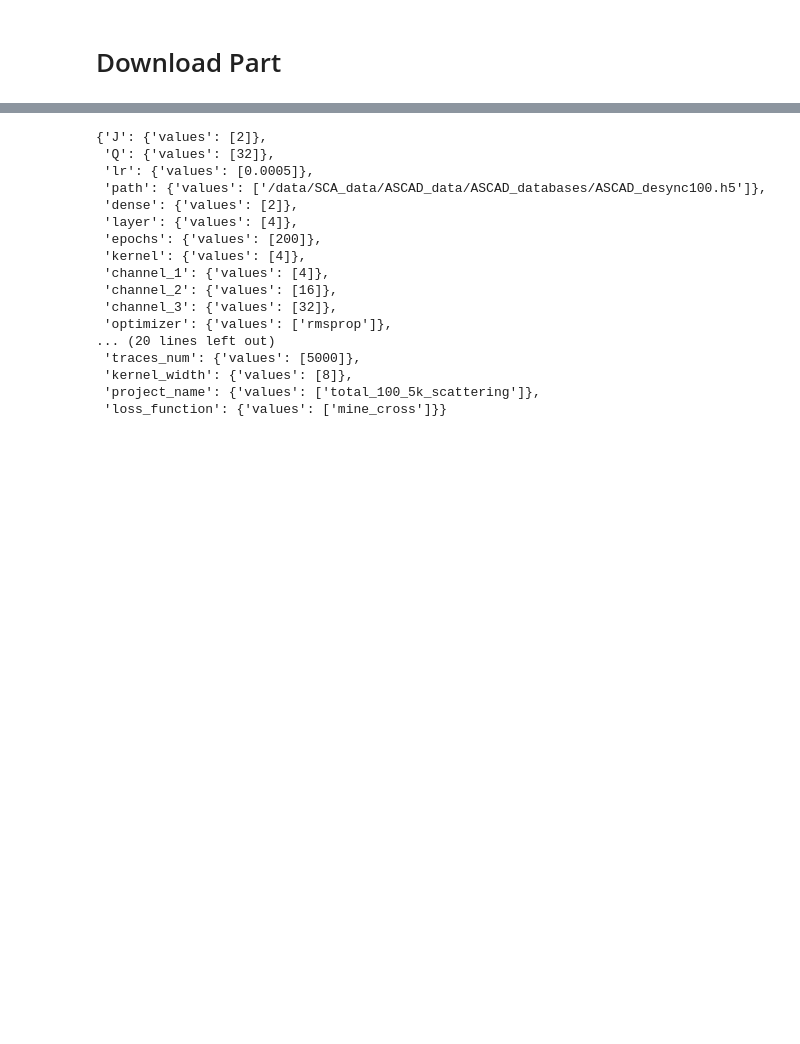
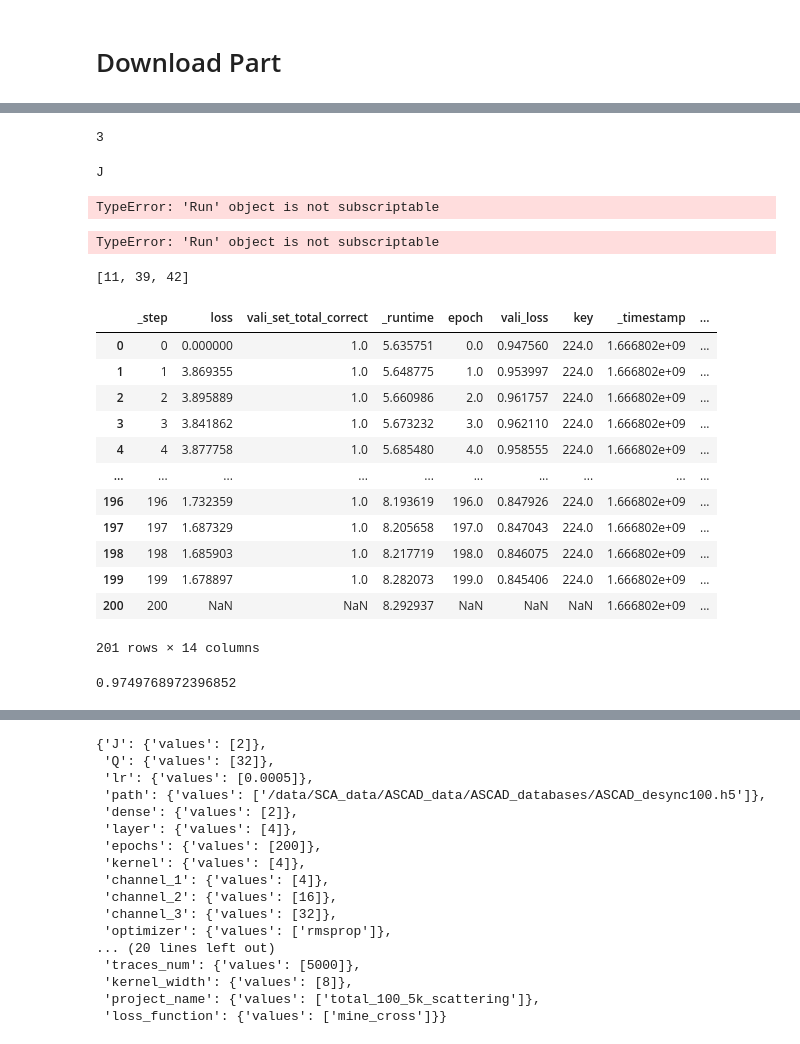
Before and after one commit to Huanjia-Liu/SCA_CNN, a Jupyter notebook: test.ipynb, the cells around one changed output, grey strips where cells are left out. Cells and saved outputs as stored; diff of their text form; code cells hidden in the pictures; blank space fills up the shorter version.

```diff
--- a/test.ipynb
+++ b/test.ipynb
@@ -107,0 +121,10 @@ key = np.zeros(256)
+# %%
+run.config['J']
+# %% [output]
+3
+# %%
+run = runs[0]
+for key in run.config:
+# %% [output]
+J
+TypeError: 'Run' object is not subscriptable
@@ -108,3 +150,32 @@ key = np.zeros(256)
+# %%
+config_extract("test_for_new_50",11)
+# %% [output]
+TypeError: 'Run' object is not subscriptable
+# %%
+index_list
+# %% [output]
+[11, 39, 42]
+# %%
+
+runs[11].history()
+# %% [output]
+|  | _step | loss | vali_set_total_correct | _runtime | epoch | vali_loss | key | _timestamp | ... |
+| 0 | 0 | 0.000000 | 1.0 | 5.635751 | 0.0 | 0.947560 | 224.0 | 1.666802e+09 | ... |
+| 1 | 1 | 3.869355 | 1.0 | 5.648775 | 1.0 | 0.953997 | 224.0 | 1.666802e+09 | ... |
+| 2 | 2 | 3.895889 | 1.0 | 5.660986 | 2.0 | 0.961757 | 224.0 | 1.666802e+09 | ... |
+| 3 | 3 | 3.841862 | 1.0 | 5.673232 | 3.0 | 0.962110 | 224.0 | 1.666802e+09 | ... |
+| 4 | 4 | 3.877758 | 1.0 | 5.685480 | 4.0 | 0.958555 | 224.0 | 1.666802e+09 | ... |
+| ... | ... | ... | ... | ... | ... | ... | ... | ... | ... |
+| 196 | 196 | 1.732359 | 1.0 | 8.193619 | 196.0 | 0.847926 | 224.0 | 1.666802e+09 | ... |
+| 197 | 197 | 1.687329 | 1.0 | 8.205658 | 197.0 | 0.847043 | 224.0 | 1.666802e+09 | ... |
+| 198 | 198 | 1.685903 | 1.0 | 8.217719 | 198.0 | 0.846075 | 224.0 | 1.666802e+09 | ... |
+| 199 | 199 | 1.678897 | 1.0 | 8.282073 | 199.0 | 0.845406 | 224.0 | 1.666802e+09 | ... |
+| 200 | 200 | NaN | NaN | 8.292937 | NaN | NaN | NaN | 1.666802e+09 | ... |
+201 rows × 14 columns
+# %%
+runs[70].summary['vali_loss']
+# %% [output]
+0.9749768972396852
 # %%
 wrong_key = np.arange(256)
 a = runs[0].config
```
Also changed, not shown: parts of 4 cells of this notebook, 1 other file.
